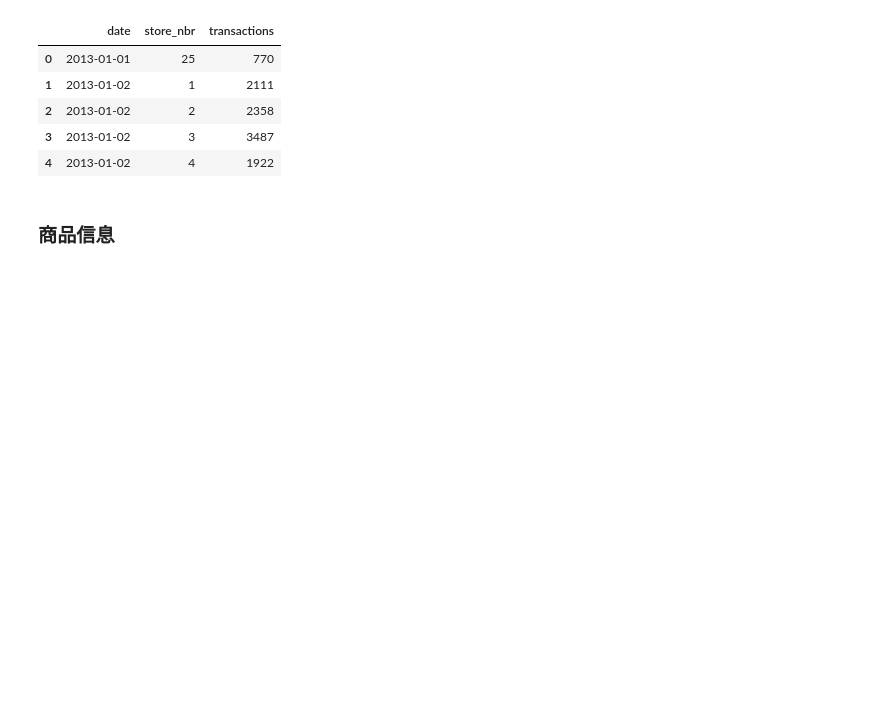
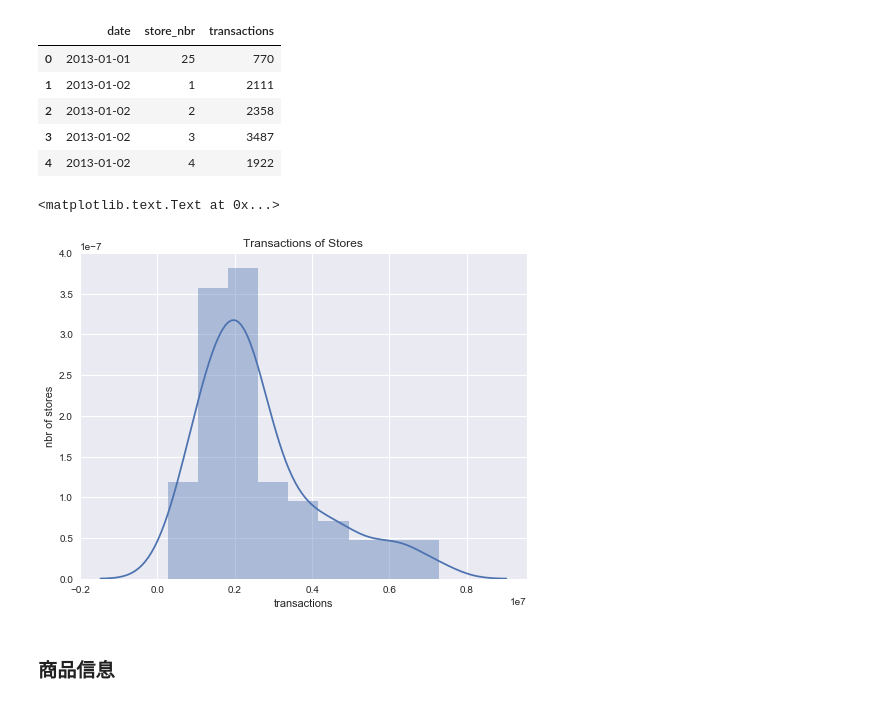
Before and after one commit to shenc3/kaggle_note, a Jupyter notebook: Grocery/Grocery Solution.ipynb, the cells around one changed output. Drawn from its saved outputs; the diff is of its cells as text; code cells hidden in the pictures; blank space fills up the shorter version.

```diff
--- a/Grocery/Grocery Solution.ipynb
+++ b/Grocery/Grocery Solution.ipynb
@@ -227,6 +234,17 @@ transactions.head()
 | 2 | 2013-01-02 | 2 | 2358 |
 | 3 | 2013-01-02 | 3 | 3487 |
 | 4 | 2013-01-02 | 4 | 1922 |
+# %%
+store_trans = transactions.groupby('store_nbr')['transactions'].sum()
+store_trans.max
+# %%
+fig, ax = plt.subplots(nrows=1, ncols=1, figsize=(8, 6))
+sns.distplot(store_trans, norm_hist=False)
+ax.set_ylabel('nbr of stores')
+ax.set_title('Transactions of Stores')
+# %% [output]
+<matplotlib.text.Text at 0x...>
+[figure, added]
 # %% [markdown]
 ### 商品信息
 # %%
```
Also changed, not shown: parts of 11 cells of this notebook, 1 other file.
